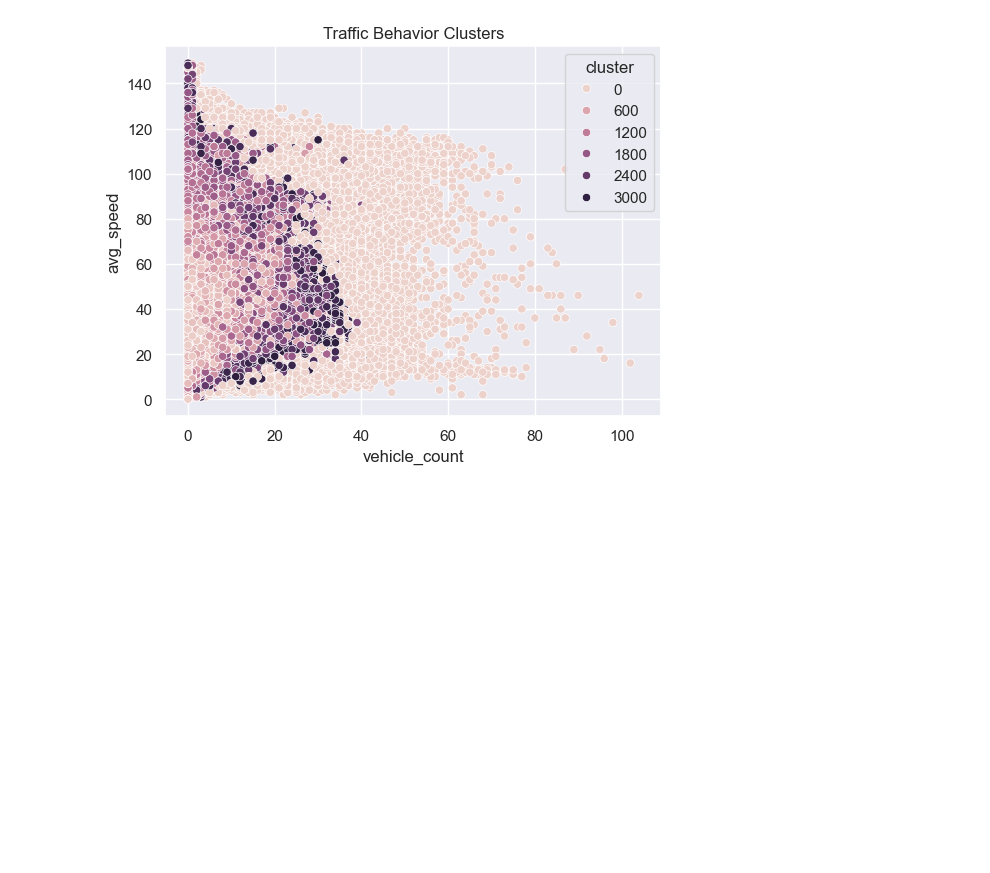
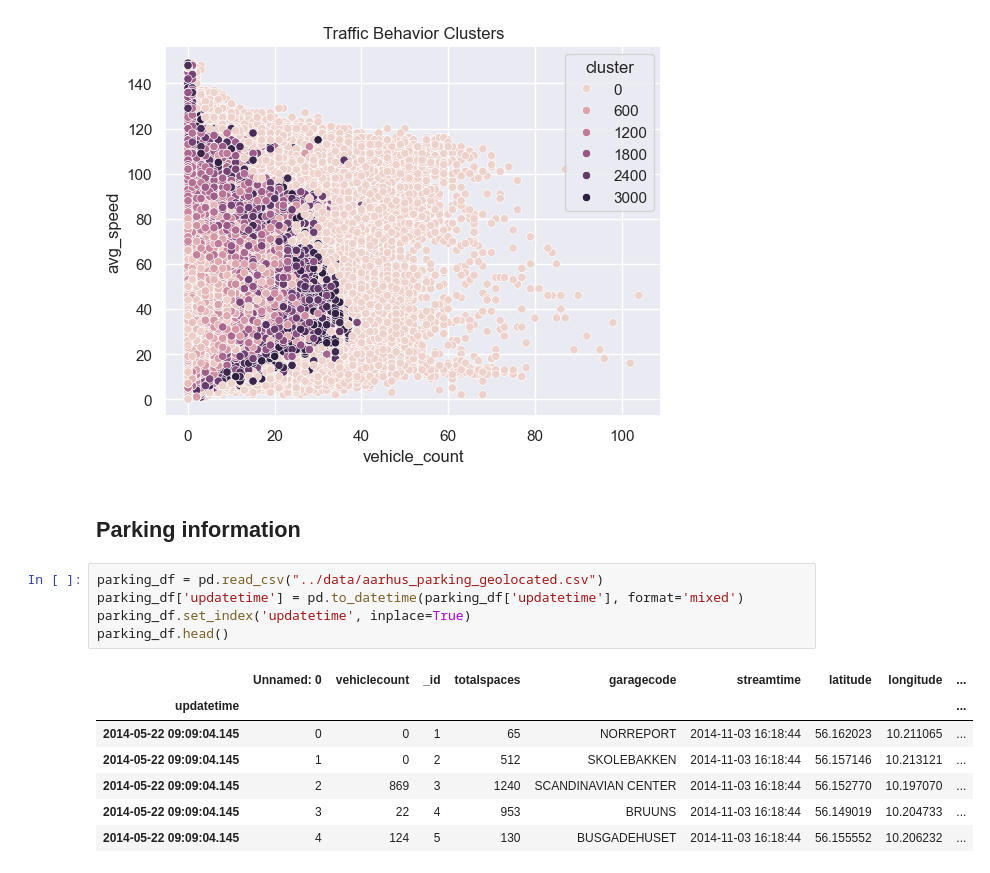
Before and after one commit to victorhg/aai-530-final-project, a Jupyter notebook: analysis/EDA_smart_city.ipynb, the cells around one changed output. Saved outputs shown, nothing was run; the diff lists cells and outputs as text; blank space fills up the shorter version.

```diff
--- a/analysis/EDA_smart_city.ipynb
+++ b/analysis/EDA_smart_city.ipynb
@@ -150,3 +151,18 @@ plt.title('Traffic Behavior Clusters')
 plt.show()
 # %% [output]
 [figure]
+# %% [markdown]
+## Parking information
+# %%
+parking_df = pd.read_csv("../data/aarhus_parking_geolocated.csv")
+parking_df['updatetime'] = pd.to_datetime(parking_df['updatetime'], format='mixed')
+parking_df.set_index('updatetime', inplace=True)
+parking_df.head()
+# %% [output]
+|  | Unnamed: 0 | vehiclecount | _id | totalspaces | garagecode | streamtime | latitude | longitude | ... |
+| updatetime |  |  |  |  |  |  |  |  | ... |
+| 2014-05-22 09:09:04.145 | 0 | 0 | 1 | 65 | NORREPORT | 2014-11-03 16:18:44 | 56.162023 | 10.211065 | ... |
+| 2014-05-22 09:09:04.145 | 1 | 0 | 2 | 512 | SKOLEBAKKEN | 2014-11-03 16:18:44 | 56.157146 | 10.213121 | ... |
+| 2014-05-22 09:09:04.145 | 2 | 869 | 3 | 1240 | SCANDINAVIAN CENTER | 2014-11-03 16:18:44 | 56.152770 | 10.197070 | ... |
+| 2014-05-22 09:09:04.145 | 3 | 22 | 4 | 953 | BRUUNS | 2014-11-03 16:18:44 | 56.149019 | 10.204733 | ... |
+| 2014-05-22 09:09:04.145 | 4 | 124 | 5 | 130 | BUSGADEHUSET | 2014-11-03 16:18:44 | 56.155552 | 10.206232 | ... |
```
Also changed, not shown: parts of 6 cells of this notebook.
